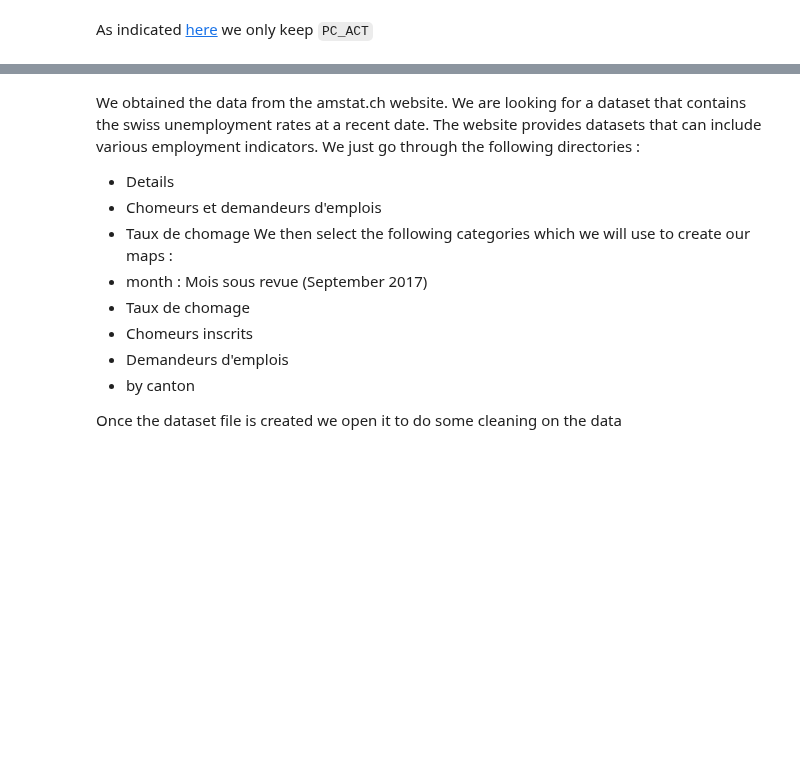
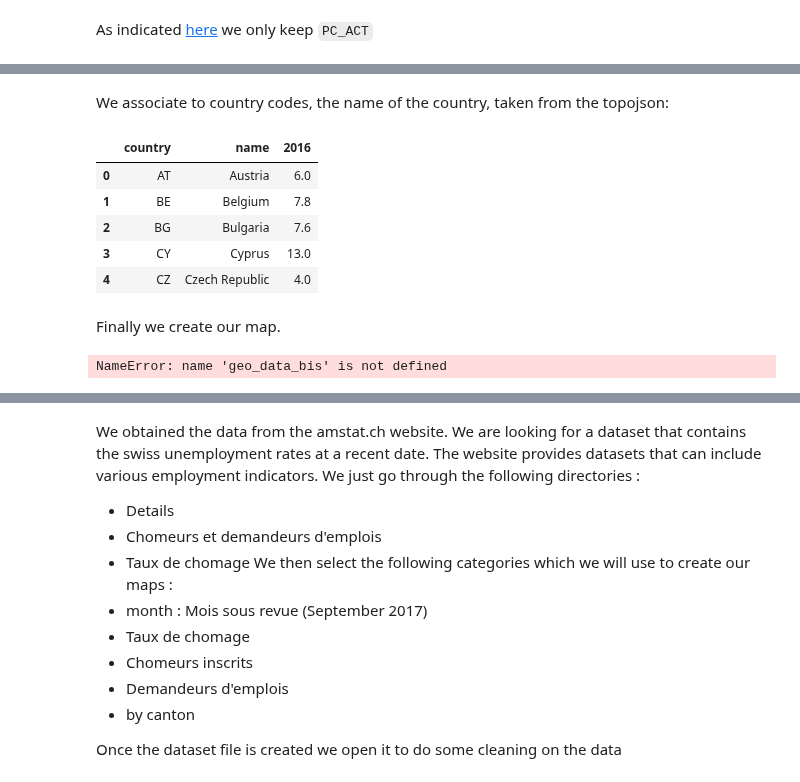
Before and after one commit to vincenzobaz/VBTALL-ADA2017, a Jupyter notebook: Homework 3.ipynb, the cells around one changed output, grey strips where cells are left out. Cells and saved outputs as stored; diff of their text form; code cells hidden in the pictures; blank space fills up the shorter version.

Commit message:
Clean and fix merge

```diff
--- a/Homework 3.ipynb
+++ b/Homework 3.ipynb
@@ -55,5 +98,19 @@ euromap
 # %%
-geo_data_bis = json.load(open(r'Homework3-data/topojson/europe.topojson.json'))
+geo_data_euro = json.load(open(r'Homework3-data/topojson/europe.topojson.json'))
+# %% [markdown]
+We associate to country codes, the name of the country, taken from the topojson:
 # %%
 map_id, map_name = zip(*(map(lambda obj: (obj['id'], obj['properties']['NAME']),
-                        geo_data_bis['objects']['europe']['geometries'])))
+                        geo_data_euro['objects']['europe']['geometries'])))
+
+map_data = pd.DataFrame({'id': map_id, 'name': map_name})
+euro = euro.merge(map_data, left_on='country', right_on='id', how='right').drop('id', axis=1)
+euro = euro[['country', 'name', '2016']]
+euro.head()
+# %% [output]
+|  | country | name | 2016 |
+| 0 | AT | Austria | 6.0 |
+| 1 | BE | Belgium | 7.8 |
+| 2 | BG | Bulgaria | 7.6 |
+| 3 | CY | Cyprus | 13.0 |
+| 4 | CZ | Czech Republic | 4.0 |
@@ -68,4 +117,8 @@ euro.head()
+# %% [markdown]
+Finally we create our map.
 # %%
+KIEV = [50.450, 30.5234]
+euromap = folium.Map(location=KIEV, zoom_start=4)
 euromap.choropleth(
     geo_data=geo_data_bis,
     data=euro,
@@ -75,6 +128,8 @@ euromap.choropleth(
     fill_color='BuPu', fill_opacity=0.7, line_opacity=0.2,
     legend_name='Unemployment rate'
 )
+# %% [output]
+NameError: name 'geo_data_bis' is not defined
 # %%
 euromap
 # %% [markdown]
```
Also changed, not shown: parts of 46 cells of this notebook.
